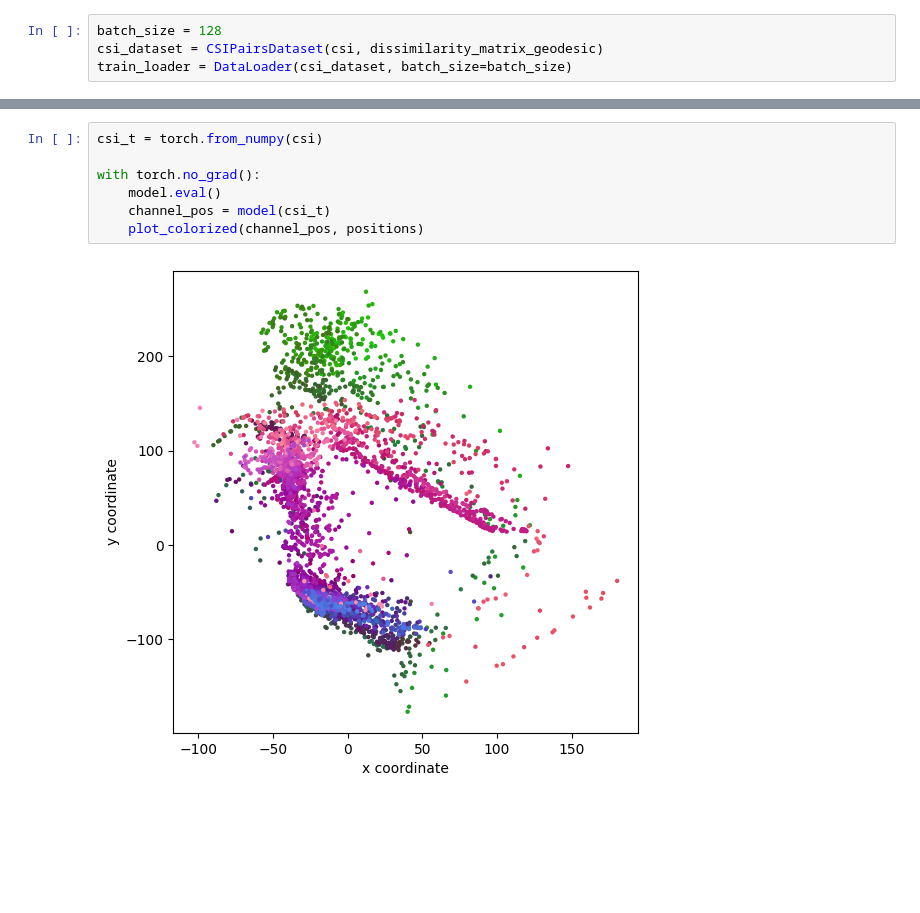
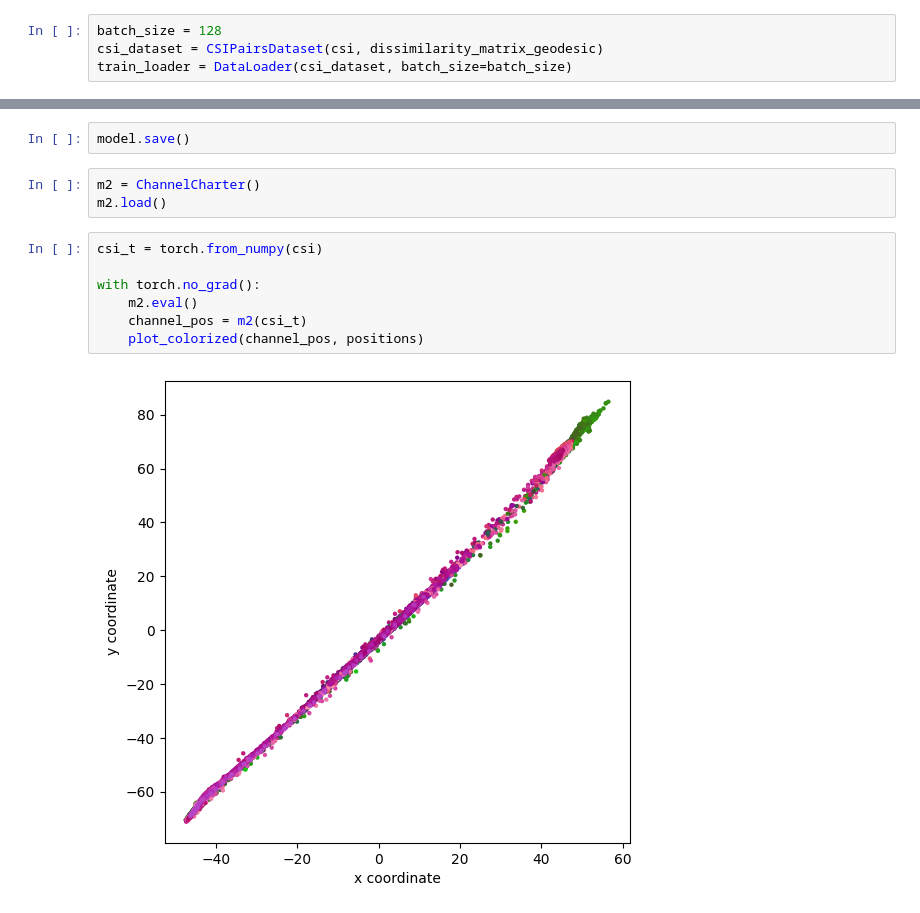
Before and after one commit to yagoliz/mapcharting, a Jupyter notebook: dissimilarity.ipynb, the cells around one changed output, grey strips where cells are left out. Saved outputs shown, nothing was run; the diff lists cells and outputs as text; blank space fills up the shorter version.

Commit message:
model fixes

```diff
--- a/dissimilarity.ipynb
+++ b/dissimilarity.ipynb
@@ -212,9 +230,14 @@ Epoch: 295 - Loss: 4360.654224395752
+# %%
+model.save()
+# %%
+m2 = ChannelCharter()
+m2.load()
 # %%
 csi_t = torch.from_numpy(csi)
 
 with torch.no_grad():
-    model.eval()
-    channel_pos = model(csi_t)
+    m2.eval()
+    channel_pos = m2(csi_t)
     plot_colorized(channel_pos, positions)
 # %% [output]
-[figure, old version]
+[figure, new version]
```
Also changed, not shown: parts of 16 cells of this notebook, 3 other files.
